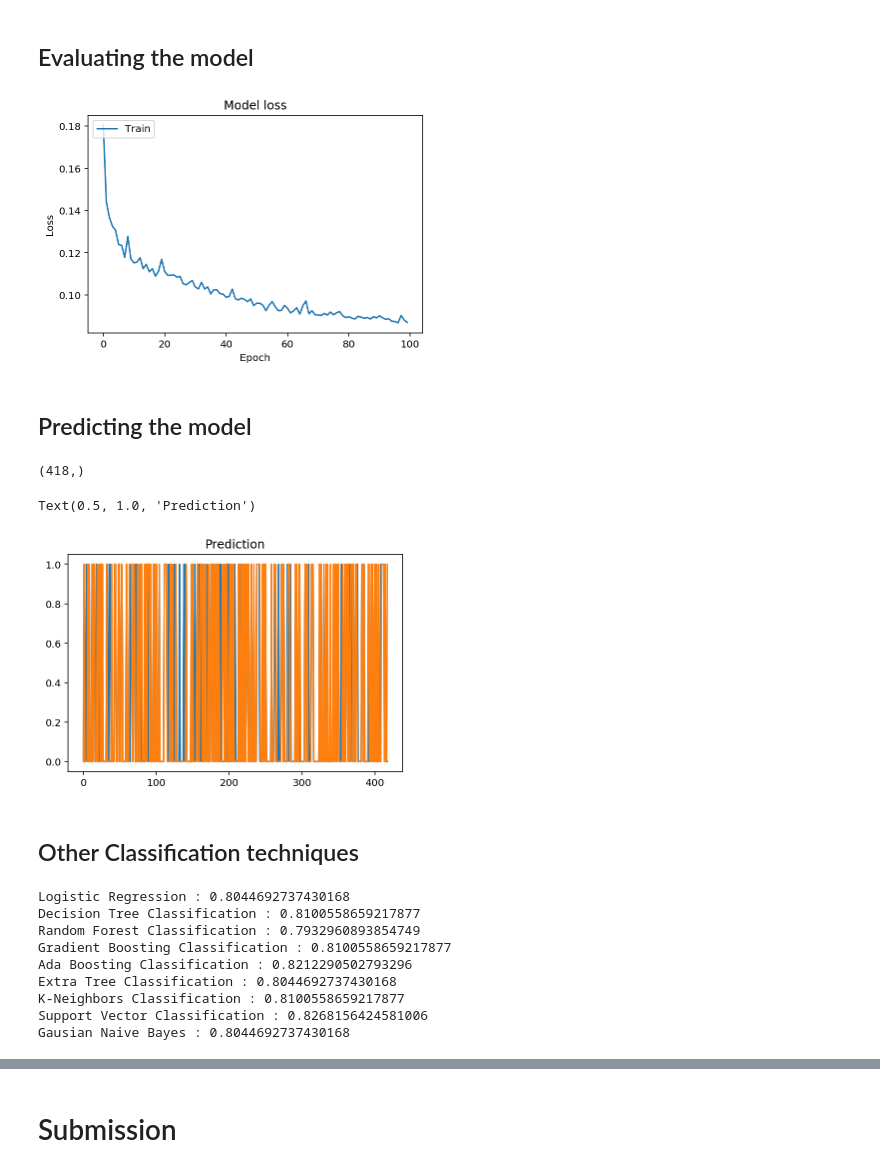
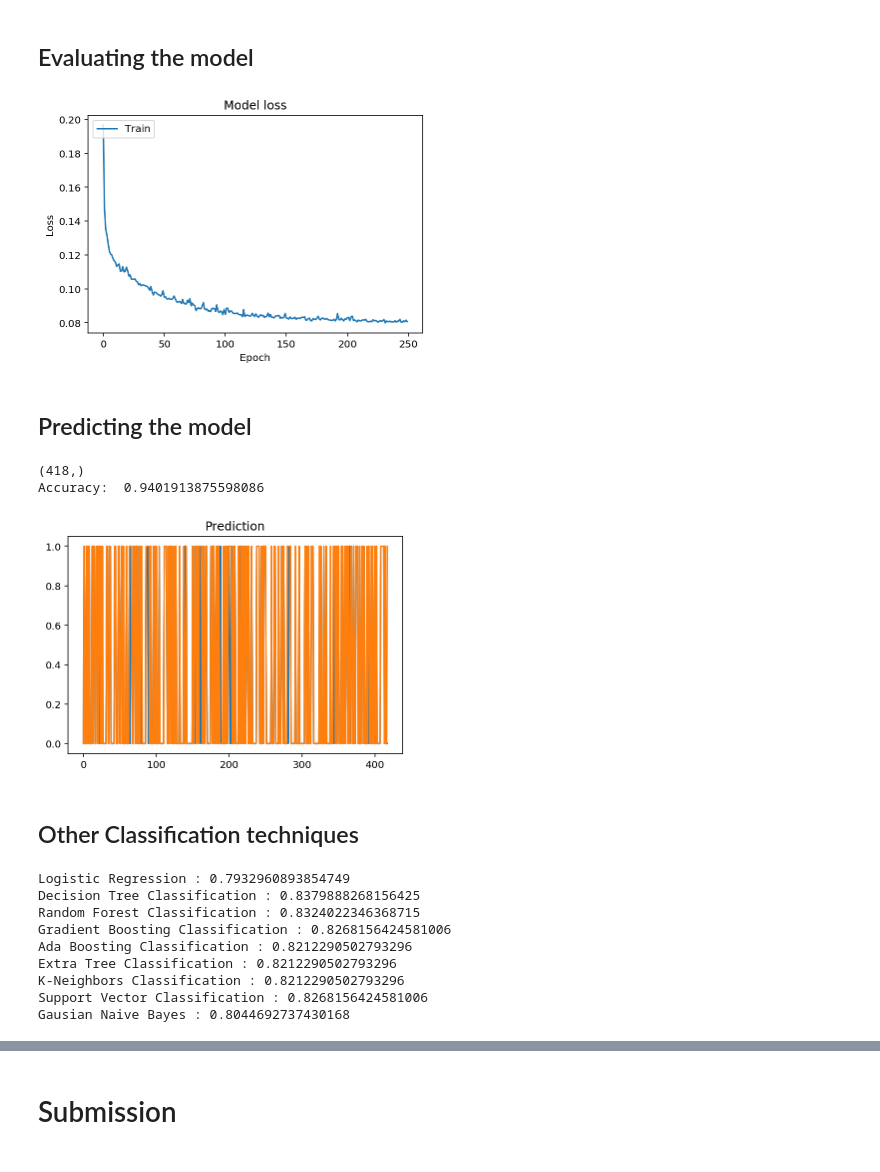
Before and after one commit to shriram2112/Deep-Machine-Learning---Kaggle-, a Jupyter notebook: Classification/titanic/Predict_Titanic_Survival.ipynb, the cells around one changed output, grey strips where cells are left out. Drawn from its saved outputs; the diff is of its cells as text; code cells hidden in the pictures.

```diff
--- a/Classification/titanic/Predict_Titanic_Survival.ipynb
+++ b/Classification/titanic/Predict_Titanic_Survival.ipynb
@@ -488,6 +492,6 @@ model.add(Dense(32, activation='relu'))
 model.add(Dense(1, activation='sigmoid'))
 
 # Compiling the model
-model.compile(loss = 'mean_squared_error', optimizer='adam', metrics=['acc', 'mae'])
+model.compile(loss = 'mean_squared_error', optimizer='adam', metrics=['acc'])
 model.summary()
 # %% [output]
@@ -510,2 +513,2 @@ _________________________________________________________________
 # %%
-history = model.fit(train_features, train_targets, validation_split=0.2, epochs=100, batch_size=16, verbose=0)
+history = model.fit(train_features, train_targets, validation_split=0.2, epochs=250, batch_size=16, verbose=1)
@@ -520,25 +541,28 @@ plt.xlabel('Epoch')
 plt.legend(['Train', 'Test'], loc='upper left')
 plt.show()
 # %% [output]
-[figure, old version]
+[figure, new version]
 # %% [markdown]
 ## Predicting the model <a class="anchor" id="eleventh-bullet"></a>
 # %%
+from sklearn.metrics import accuracy_score,mean_squared_error
+
 y_pred = model.predict(test_df)
 y_pred = y_pred.flatten()
 print(y_pred.shape)
-y_pred = np.where(y_pred<.5,0,1)
+y_pred = np.where(y_pred<.66,0,1)
 
 test_submission = "gender_submission.csv"
 submission_df = pd.read_csv(test_submission)
 submission_targets = submission_df['Survived'].values
 plt.plot(submission_targets)
 plt.plot(y_pred)
 plt.title('Prediction')
+print("Accuracy: ", accuracy_score(submission_targets, y_pred))
 # %% [output]
 (418,)
+Accuracy:  0.9401913875598086
-Text(0.5, 1.0, 'Prediction')
-[figure, old version]
+[figure, new version]
 # %% [markdown]
 ## Other Classification techniques <a class="anchor" id="twelfth-bullet"></a>
 # %%
@@ -571,13 +595,13 @@ for name,model in classifiers:
     cla_pred.append(accuracy_score(test_targets,predictions))
     print(name,accuracy_score(test_targets,predictions))
 # %% [output]
-Logistic Regression : 0.8044692737430168
-Decision Tree Classification : 0.8100558659217877
-Random Forest Classification : 0.7932960893854749
-Gradient Boosting Classification : 0.8100558659217877
+Logistic Regression : 0.7932960893854749
+Decision Tree Classification : 0.8379888268156425
+Random Forest Classification : 0.8324022346368715
+Gradient Boosting Classification : 0.8268156424581006
 Ada Boosting Classification : 0.8212290502793296
-Extra Tree Classification : 0.8044692737430168
-K-Neighbors Classification : 0.8100558659217877
+Extra Tree Classification : 0.8212290502793296
+K-Neighbors Classification : 0.8212290502793296
 Support Vector Classification : 0.8268156424581006
 Gausian Naive Bayes : 0.8044692737430168
 # %%
```
Also changed, not shown: parts of 5 cells of this notebook, 4 other files.
